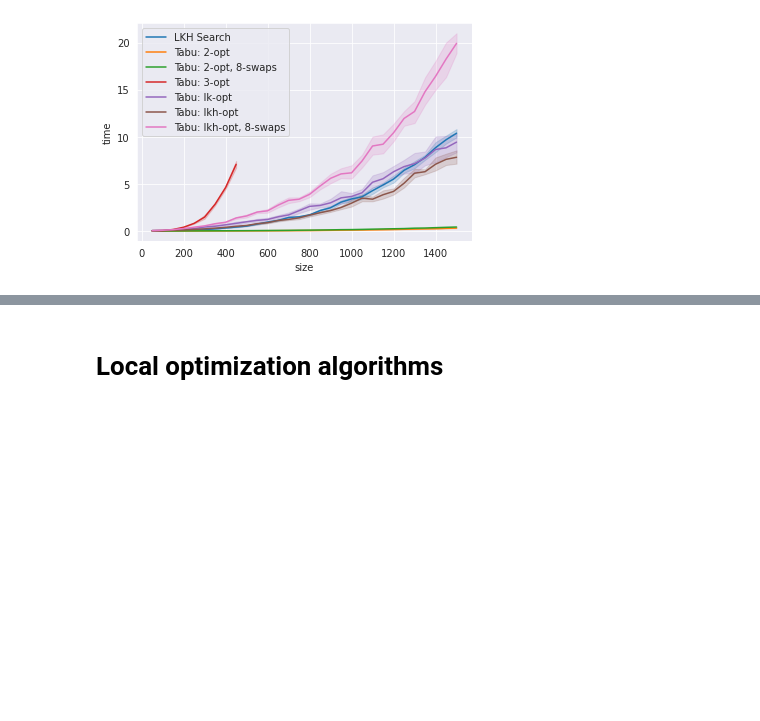
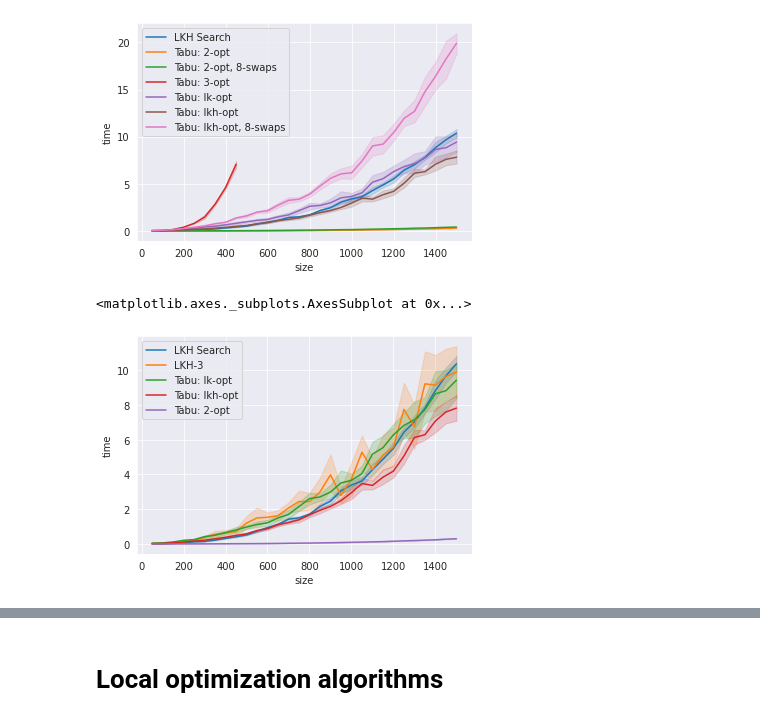
Before and after one commit to Lin-Kernighan/Notebooks, a Jupyter notebook: performance.ipynb, the cells around one changed output, grey strips where cells are left out. Saved outputs shown, nothing was run; the diff lists cells and outputs as text; code cells hidden in the pictures; blank space fills up the shorter version.

```diff
--- a/performance.ipynb
+++ b/performance.ipynb
@@ -200,3 +200,12 @@ sns.lineplot(x="size", y="time", data=pd.read_csv('./Ten-Tries/Tabu-S-lkh_opt-50
 # %% [output]
 <matplotlib.axes._subplots.AxesSubplot at 0x...>
 [figure]
+# %%
+sns.lineplot(x="size", y="time", data=pd.read_csv('./performance/Ten-Tries/LKH-S-50-1500-50-10.csv'), label='LKH Search')
+sns.lineplot(x="size", y="time", data=pd.read_csv('./performance/lkh.csv'), label='LKH-3')
+sns.lineplot(x="size", y="time", data=pd.read_csv('./performance/Ten-Tries/Tabu-S-lk_opt-50-1500-50-10-2.csv'), label='Tabu: lk-opt')
+sns.lineplot(x="size", y="time", data=pd.read_csv('./performance/Ten-Tries/Tabu-S-lkh_opt-50-1500-50-10-2.csv'), label='Tabu: lkh-opt')
+sns.lineplot(x="size", y="time", data=pd.read_csv('./performance/Ten-Tries/Tabu-S-two_opt-50-1500-50-10-2.csv'), label='Tabu: 2-opt')
+# %% [output]
+<matplotlib.axes._subplots.AxesSubplot at 0x...>
+[figure, added]
```
Also changed, not shown: parts of 12 cells of this notebook, 1 other file.
